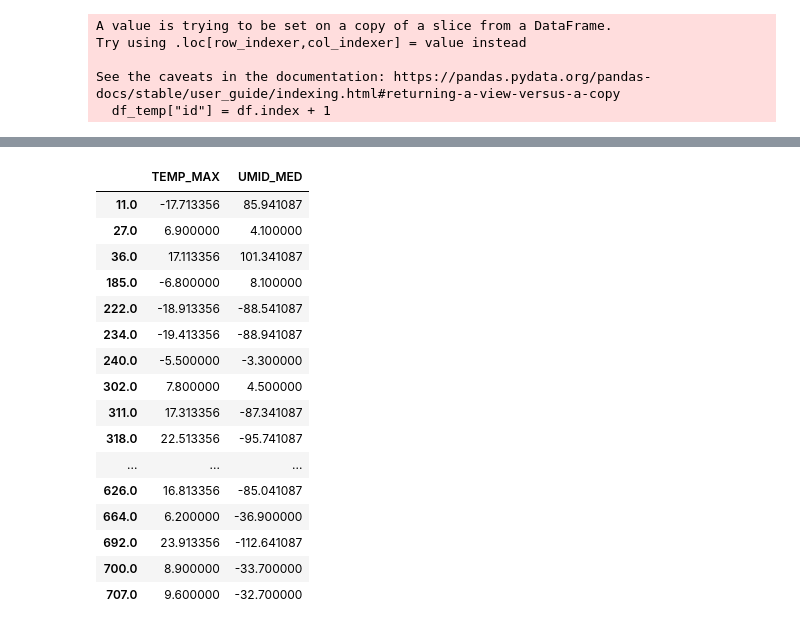
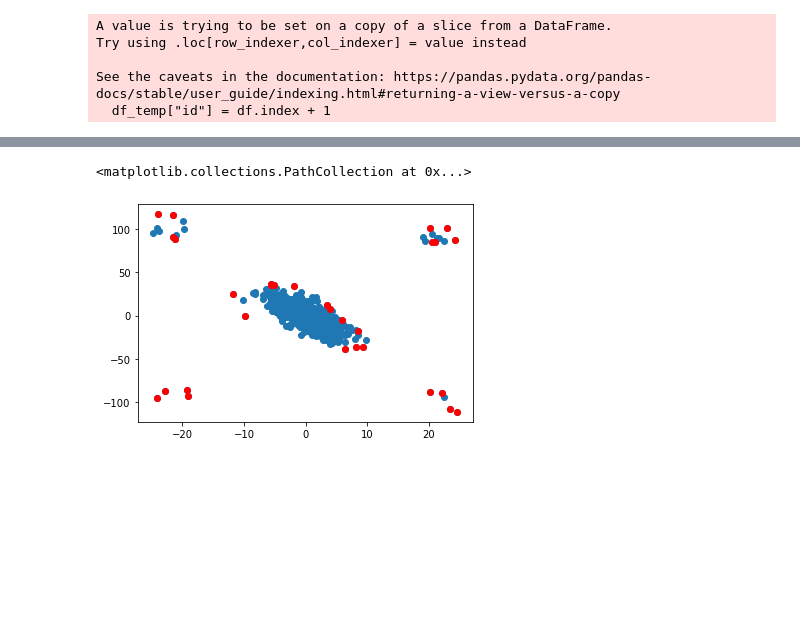
Before and after one commit to AndersonRodr/algorithms-detect-anomalies, a Jupyter notebook: PrimeiroExperimento.ipynb, the cells around one changed output, grey strips where cells are left out. Drawn from its saved outputs; the diff is of its cells as text; code cells hidden in the pictures; blank space fills up the shorter version.

```diff
--- a/PrimeiroExperimento.ipynb
+++ b/PrimeiroExperimento.ipynb
@@ -380,44 +339,31 @@ plt.savefig("One-Class SVM Detection.png", dpi=80)
 # %%
 import pandas as pd
 from sklearn.svm import OneClassSVM
 import matplotlib.pyplot as plt
 from numpy import where
 
 # import data
 #data = pd.read_csv("https://raw.githubusercontent.com/uiuc-cse/data-fa14/gh-pages/data/iris.csv")
 data = df_training_temp
 
 # input data
 df = data[["TEMP_MAX", "UMID_MED"]]
-model = OneClassSVM(kernel = 'rbf', gamma = 0.001, nu = 0.05).fit(df)
+model = OneClassSVM(kernel = 'rbf', nu = 0.05, gamma = 'scale', coef0=0.0, tol=0.001, shrinking=True,
+                   cache_size=200, verbose=False, max_iter=-1).fit(df)
 
 y_pred = model.predict(df)
-y_pred
 
 # filter outlier index
 outlier_index = where(y_pred == -1)
 # filter outlier values
 outlier_values = df.iloc[outlier_index]
-outlier_values
+#outlier_values
 
 # visualize outputs
-#plt.scatter(data["sepal_length"], df["sepal_width"])
-#plt.scatter(outlier_values["sepal_length"], outlier_values["sepal_width"], c = "r")
+plt.scatter(data["TEMP_MAX"], df["UMID_MED"])
+plt.scatter(outlier_values["TEMP_MAX"], outlier_values["UMID_MED"], c = "r")
+
+#print (outlier_values)
 # %% [output]
-|  | TEMP_MAX | UMID_MED |
-| 11.0 | -17.713356 | 85.941087 |
-| 27.0 | 6.900000 | 4.100000 |
-| 36.0 | 17.113356 | 101.341087 |
-| 185.0 | -6.800000 | 8.100000 |
-| 222.0 | -18.913356 | -88.541087 |
-| 234.0 | -19.413356 | -88.941087 |
-| 240.0 | -5.500000 | -3.300000 |
-| 302.0 | 7.800000 | 4.500000 |
-| 311.0 | 17.313356 | -87.341087 |
-| 318.0 | 22.513356 | -95.741087 |
-| ... | ... | ... |
-| 626.0 | 16.813356 | -85.041087 |
-| 664.0 | 6.200000 | -36.900000 |
-| 692.0 | 23.913356 | -112.641087 |
-| 700.0 | 8.900000 | -33.700000 |
-| 707.0 | 9.600000 | -32.700000 |
+<matplotlib.collections.PathCollection at 0x...>
+[figure, added]
```
Also changed, not shown: parts of 8 cells of this notebook.
